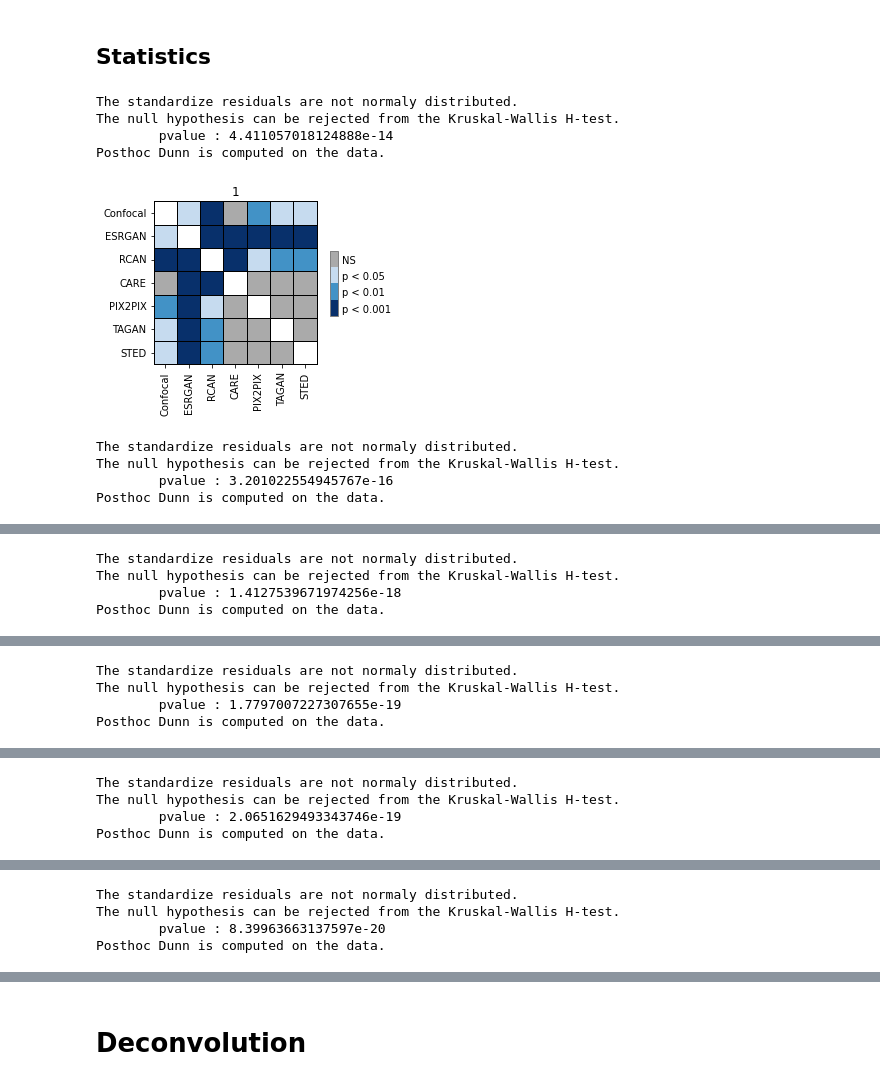
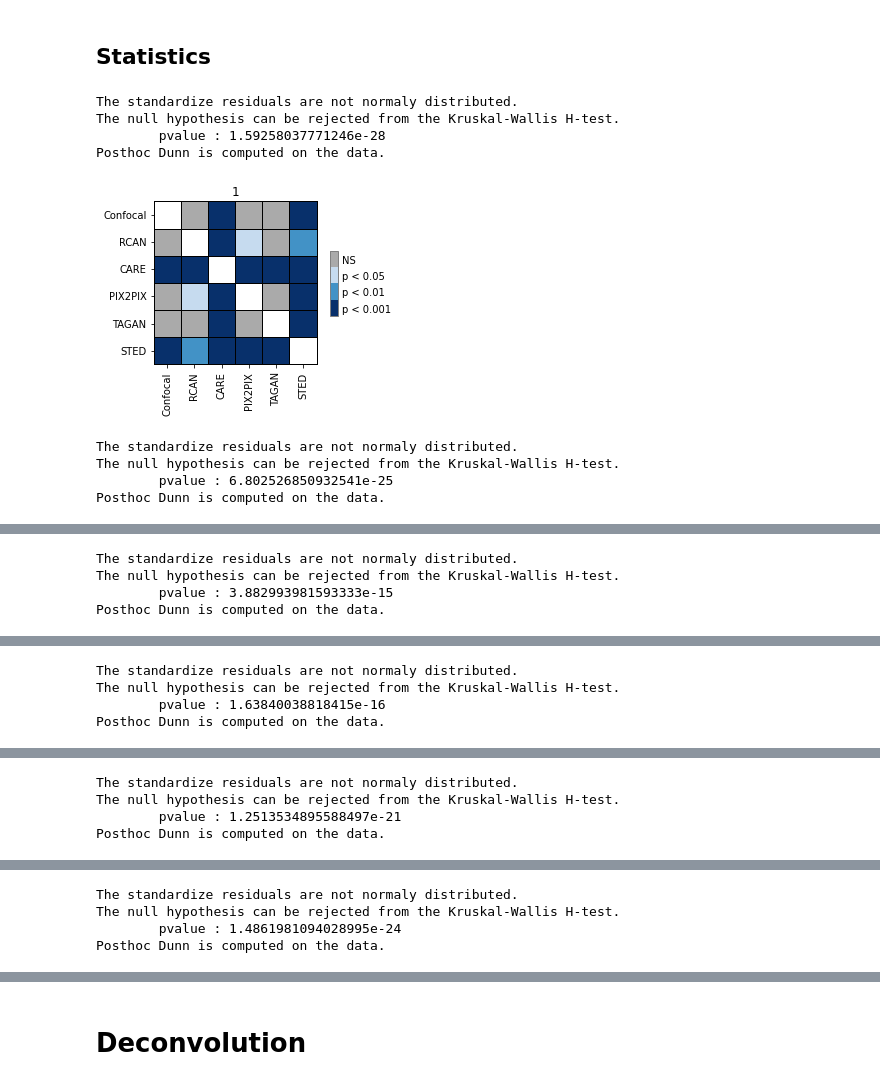
Before and after one commit to FLClab/TA-GAN, a Jupyter notebook: SynapseSimulationDataset/notebook/analyse.ipynb, the cells around one changed output, grey strips where cells are left out. Cells and saved outputs as stored; diff of their text form; code cells hidden in the pictures.

```diff
--- a/SynapseSimulationDataset/notebook/analyse.ipynb
+++ b/SynapseSimulationDataset/notebook/analyse.ipynb
@@ -145,13 +146,13 @@ def fitgaussian(data):
     return p
 
 
-def find_nanodomains(acquired_signal, pixelsize, window_half_size=3, min_distance=2, threshold_rel=None):
+def find_nanodomains2(acquired_signal, pixelsize=20e-9, window_half_size=3, min_distance=2, threshold_rel=None):
     # first step is to find peaks in the image
     if isinstance(threshold_rel, float):
         guess_positions = peak_local_max(acquired_signal, min_distance=min_distance, threshold_rel=threshold_rel, exclude_border=True)
     else:
         threshold = filters.threshold_otsu(filters.gaussian(acquired_signal, sigma=3))
-        foreground = filters.gaussian(sted, sigma=3) > threshold
+        foreground = filters.gaussian(acquired_signal, sigma=3) > threshold
         guess_positions = peak_local_max(acquired_signal, min_distance=min_distance, labels=foreground, exclude_border=True)
 
     padded_signal = numpy.pad(acquired_signal, window_half_size)
@@ -185,6 +186,6 @@ def find_nanodomains(img, sigma=1.0):
     labels = measure.label(mask)
 
     peaks = peak_local_max(filtered, min_distance=3, labels=labels, exclude_border=False)
-    return peaks
+    return peaks, mask
 # %%
 ## CONF
@@ -625,0 +540,31 @@ for score in scores[:1]:
+# %%
+width = 1 / (len(COLORS) + 1)
+
+for score in scores[:1]:
+    figaxes = {key : pyplot.subplots(figsize=(3,3)) for key in sorted(data_sted.keys(), key=lambda x : int(x))}
+    for n, data in enumerate((data_conf, data_fakePIX2PIX, data_fakeRCAN, data_fakeCARE, data_fakeTAGAN, data_sted)):
+        for key, values in data.items():
+            ys = [value[score] for value in values]
+
+            fig, ax = figaxes[key]
+            parts = ax.violinplot(
+                ys, positions=[width * n], widths=width, showmeans=True
+            )
+            for key, values in parts.items():
+                if key == "bodies":
+                    for value in values:
+                        value.set_facecolor(COLORS[n])
+                        value.set_edgecolor(COLORS[n])
+                        value.set_alpha(0.3)
+                else:
+                    values.set_color(COLORS[n])
+
+    for key, (fig, ax) in figaxes.items():
+        ax.set(
+            title=key, ylim=(0, 1),
+            ylabel=score,
+            xticks=numpy.arange(len(COLORS)) * width, xticklabels=["Confocal", "PIX2PIX", "RCAN", "CARE", "TAGAN", "STED"]
+        )
+        savefig(fig, ax, f"./panels/f1-score/{key}", save_white=True)
+        pyplot.xticks(rotation=45)
+    pyplot.show()
@@ -730,34 +687,34 @@ def get_significance(samples, labels=None, show_qq=False, force_normal_test=Fals
             significance.append((pvalue, 0, i, j))
     return significance, pvalues
 # %%
-labels = ["Confocal", "ESRGAN", "RCAN", "CARE", "PIX2PIX", "TAGAN", "STED"]
+labels = ["Confocal", "RCAN", "CARE", "PIX2PIX", "TAGAN", "STED"]
 for key in sorted(data_sted.keys(), key=lambda x : int(x)):
     samples = []
-    for data in [data_conf, data_fakeESRGAN, data_fakeRCAN, data_fakeCARE, data_fakePIX2PIX, data_fakeTAGAN, data_sted]:
-        sample = [value["f1_score"] for value in data[key]]
+    for data in [data_conf, data_fakeRCAN, data_fakeCARE, data_fakePIX2PIX, data_fakeTAGAN, data_sted]:
+        sample = [value["precision"] for value in data[key]]
         samples.append(sample)
 
     significance, pvalues = get_significance(samples, labels=labels, show_qq=False, show_sr=False, verbose=True)
     fig, ax = pyplot.subplots(figsize=(3,3))
     cmap = ['1', '#aaaaaa',  '#08306b',  '#4292c6', '#c6dbef']
     heatmap_args = {
         'cmap': cmap, 'linewidths': 1.0, 'linecolor': '0.',
         'clip_on': False, 'square': True,
     #     'cbar_ax_bbox': [0.80, 0.35, 0.04, 0.3],
     }
     scikit_posthocs.sign_plot(pvalues, ax=ax, **heatmap_args)
     ax.set_title(key)
 
     savefig(fig, ax, f"./panels/f1-score/stats/{key}", save_white=True)
 
     pyplot.show()
 # %% [output]
 The standardize residuals are not normaly distributed.
 The null hypothesis can be rejected from the Kruskal-Wallis H-test.
-        pvalue : 4.411057018124888e-14
+        pvalue : 1.59258037771246e-28
 Posthoc Dunn is computed on the data.
-[figure, old version]
+[figure, new version]
 The standardize residuals are not normaly distributed.
 The null hypothesis can be rejected from the Kruskal-Wallis H-test.
-        pvalue : 3.201022554945767e-16
+        pvalue : 6.802526850932541e-25
 Posthoc Dunn is computed on the data.
@@ -765,4 +722,4 @@ Posthoc Dunn is computed on the data.
 The standardize residuals are not normaly distributed.
 The null hypothesis can be rejected from the Kruskal-Wallis H-test.
-        pvalue : 1.4127539671974256e-18
+        pvalue : 3.882993981593333e-15
 Posthoc Dunn is computed on the data.
@@ -770,4 +727,4 @@ Posthoc Dunn is computed on the data.
 The standardize residuals are not normaly distributed.
 The null hypothesis can be rejected from the Kruskal-Wallis H-test.
-        pvalue : 1.7797007227307655e-19
+        pvalue : 1.63840038818415e-16
 Posthoc Dunn is computed on the data.
@@ -775,4 +732,4 @@ Posthoc Dunn is computed on the data.
 The standardize residuals are not normaly distributed.
 The null hypothesis can be rejected from the Kruskal-Wallis H-test.
-        pvalue : 2.0651629493343746e-19
+        pvalue : 1.2513534895588497e-21
 Posthoc Dunn is computed on the data.
@@ -780,4 +737,4 @@ Posthoc Dunn is computed on the data.
 The standardize residuals are not normaly distributed.
 The null hypothesis can be rejected from the Kruskal-Wallis H-test.
-        pvalue : 8.39963663137597e-20
+        pvalue : 1.4861981094028995e-24
 Posthoc Dunn is computed on the data.
```
Also changed, not shown: parts of 15 cells of this notebook.
